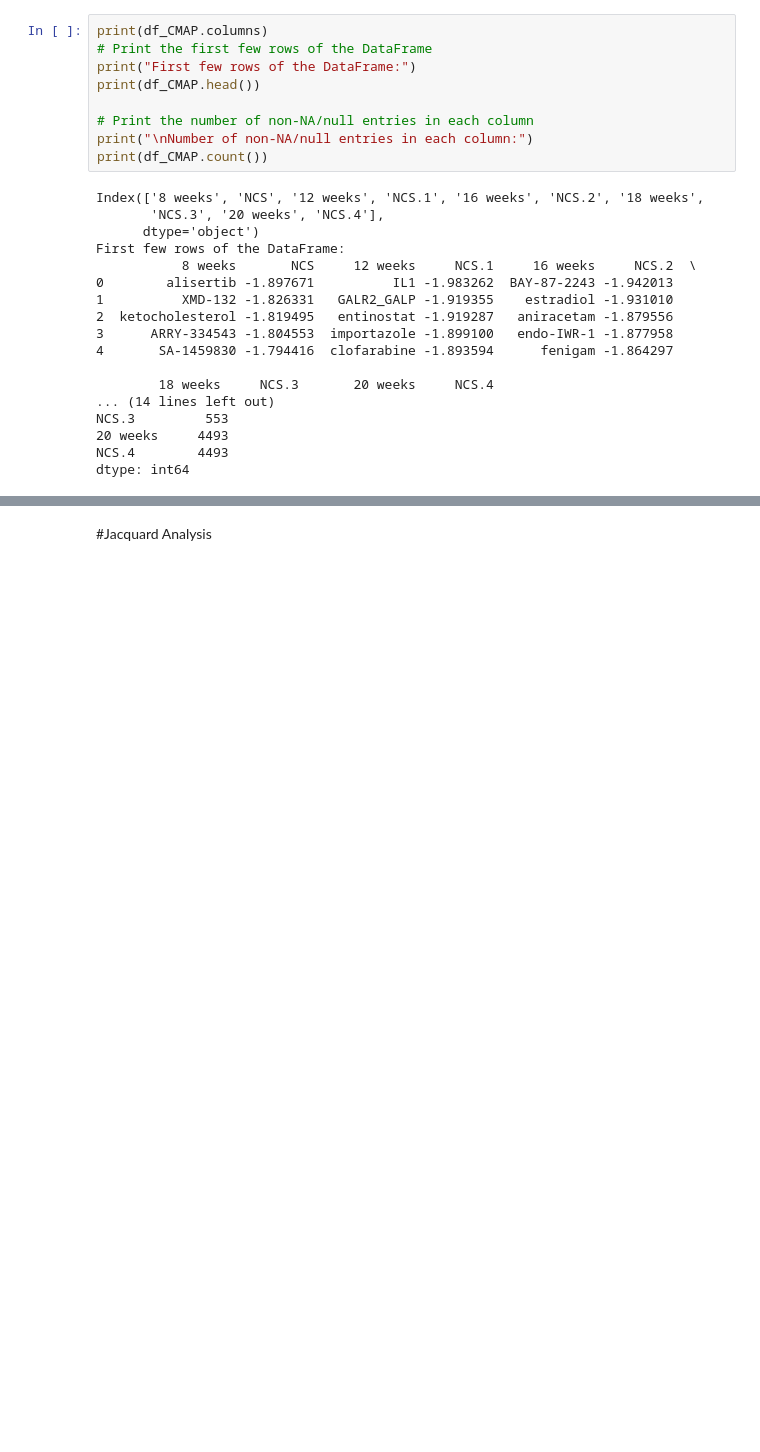
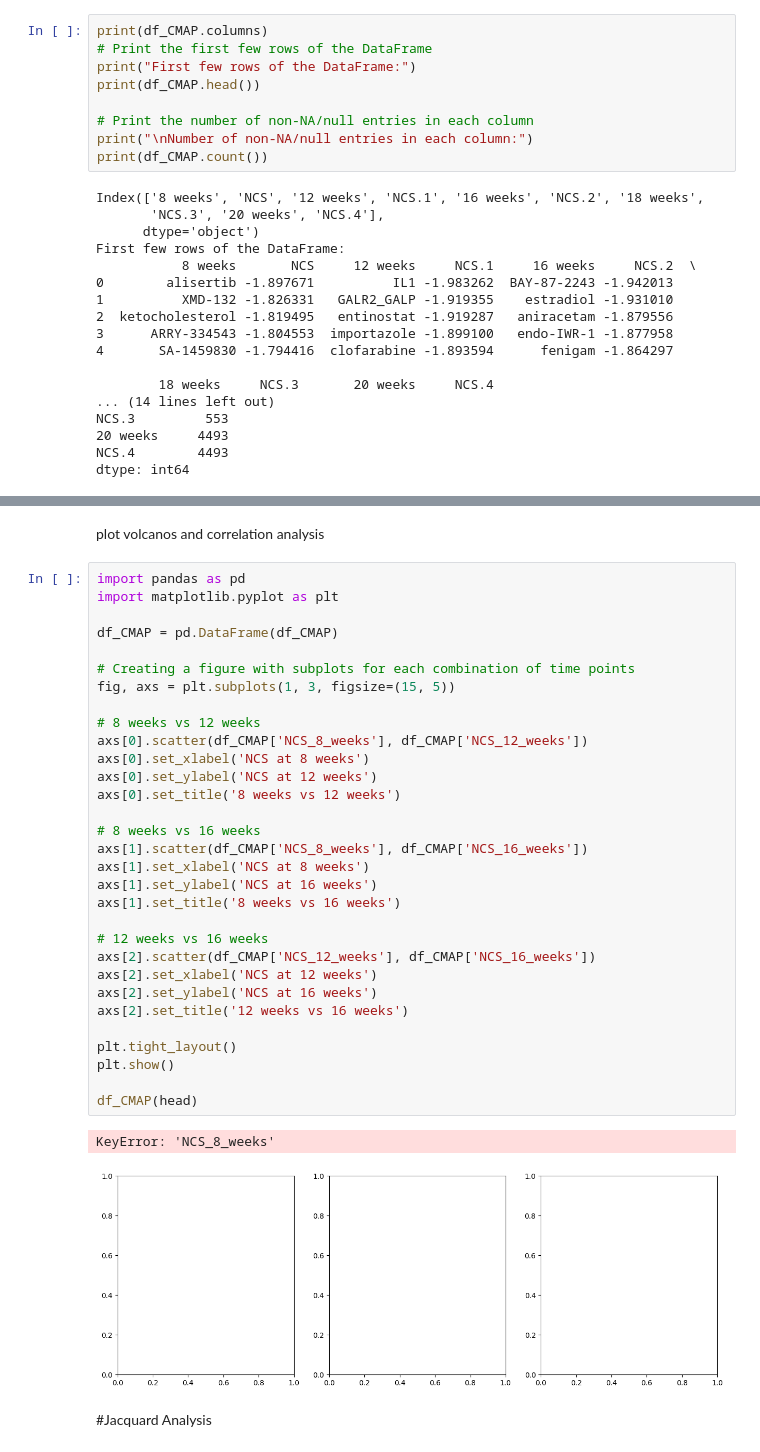
Before and after one commit to EdH66/multiparamater_optimisation, a Jupyter notebook: CMAP_Query_Ranking.ipynb, the cells around one changed output, grey strips where cells are left out. Drawn from its saved outputs; the diff is of its cells as text; blank space fills up the shorter version.

```diff
--- a/CMAP_Query_Ranking.ipynb
+++ b/CMAP_Query_Ranking.ipynb
@@ -244,3 +326,39 @@ plt.show()
+# %% [markdown]
+plot volcanos and correlation analysis
+# %%
+import pandas as pd
+import matplotlib.pyplot as plt
+
+df_CMAP = pd.DataFrame(df_CMAP)
+
+# Creating a figure with subplots for each combination of time points
+fig, axs = plt.subplots(1, 3, figsize=(15, 5))
+
+# 8 weeks vs 12 weeks
+axs[0].scatter(df_CMAP['NCS_8_weeks'], df_CMAP['NCS_12_weeks'])
+axs[0].set_xlabel('NCS at 8 weeks')
+axs[0].set_ylabel('NCS at 12 weeks')
+axs[0].set_title('8 weeks vs 12 weeks')
+
+# 8 weeks vs 16 weeks
+axs[1].scatter(df_CMAP['NCS_8_weeks'], df_CMAP['NCS_16_weeks'])
+axs[1].set_xlabel('NCS at 8 weeks')
+axs[1].set_ylabel('NCS at 16 weeks')
+axs[1].set_title('8 weeks vs 16 weeks')
+
+# 12 weeks vs 16 weeks
+axs[2].scatter(df_CMAP['NCS_12_weeks'], df_CMAP['NCS_16_weeks'])
+axs[2].set_xlabel('NCS at 12 weeks')
+axs[2].set_ylabel('NCS at 16 weeks')
+axs[2].set_title('12 weeks vs 16 weeks')
+
+plt.tight_layout()
+plt.show()
+
+df_CMAP(head)
+# %% [output]
+KeyError: 'NCS_8_weeks'
+[figure, added]
 # %% [markdown]
 #Jacquard Analysis
 # %%
```
Also changed, not shown: parts of 20 cells of this notebook.
